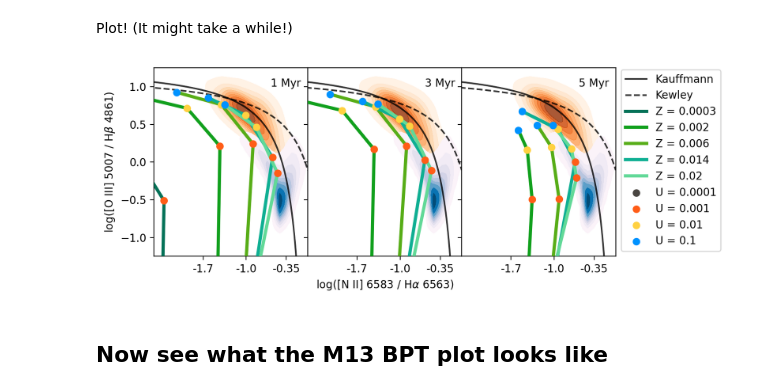
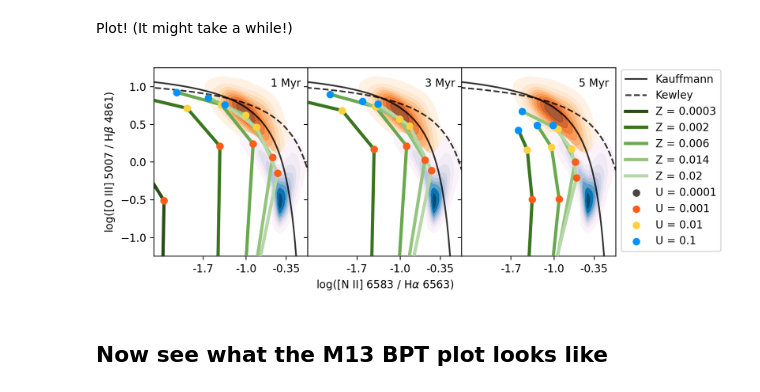
Before and after one commit to sophie-newman/cloudy-maraston, a Jupyter notebook: notebooks/notebook2_data_comparison.ipynb, the cells around one changed output. Cells and saved outputs as stored; diff of their text form; code cells hidden in the pictures.

Commit message:
update plots

```diff
--- a/notebooks/notebook2_data_comparison.ipynb
+++ b/notebooks/notebook2_data_comparison.ipynb
@@ -42,52 +38,52 @@ Make lists of line ratios from JWST from Trump+22, Birkin+23, Sanders+24, Lasete
 # O32, Trump 2022
 o3 = np.array([24.2, 62.9, 70.6, 57.4])
 o2 = np.array([2.1, 5.2, 17.2, 4.2])
-o32_trump = o3/o2
+o32_trump = np.log10(o3/o2)
 o32_trump_x = [7.49, 7.87, 8.10, 7.75] #ID 4590, 5144, 6355, 10612
 
 # O32, Sanders 2024
 o3 = np.array([71.3, 10.61, 109.7, 87.84, 11.46, 37.91, 19.80, 73.15, 26.69, 182.90, 22.37, 30.81, 159.30, 267.8, 28.32])
 o2 = np.array([3.93, 1.18, 3.17, 5.35, 2.04, 4.08, 1.78, 11.68, 3.93, 40.55, 1.14, 1.58, 44.25, 75.80, 0.87])
-o32_sanders = o3/o2
+o32_sanders = np.log10(o3/o2)
 o32_sanders_x = [7.78, 7.82, 7.62, 8.04, 7.48, 7.98, 7.48, 7.72, 7.95, 8.27, 7.88, 7.46, 8.33, 8.23, 7.12] #no 1651
 
 # O32, Laseter 2024
 o3 = np.array([92.23, 459.83, 1837.91, 918.3, 574.78, 497.98, 5404.32, 222.14, 275.35, 209.70, 23.34, 19.00, 661.64])
 o2 = np.array([2.24, 11.19, 213.47, 33.5, 33.64, 10.40, 995.65, 6.18, 27.10, 32.78, 0.31, 1.59, 81.96])
-o32_laseter = o3/o2
+o32_laseter = np.log10(o3/o2)
 o32_laseter_x = [7.03, 7.23, 8.14, 7.77, 7.58, 7.54, 7.73, 8.04, 7.34, 7.28, 7.41, 7.78, 7.27]
 
 # O32, Welch 2024b
 o3 = np.array([6.8])
 o2 = np.array([0.22])
-o32_welch_b = o3/o2
+o32_welch_b = np.log10(o3/o2)
 o32_welch_b_x = [7.97]
 
 # N2, Welch 2024a
-n2_welch_a = [0.113]
+n2_welch_a = [np.log10(0.113)]
 n2_welch_a_x = [7.97]
 
 # N2, Birkin 2023
-n2_birkin = [0.34, 0.53]
+n2_birkin = [np.log10(0.34), np.log10(0.53)]
 n2_birkin_x = [8.53, 8.55]
 
 # N2, Sanders 2024
 NII = np.array([0.93, 3.14, 0.52, 9.44, 8.59, 9.24])
 Ha = np.array([16.43, 39.27, 9.78, 96.92, 103.60, 145.10])
-n2_sanders = NII/Ha
+n2_sanders = np.log10(NII/Ha)
 # IDs 397, 1477, 1746, 1665, 11088, 3788
 n2_sanders_x = [7.98, 7.72, 7.95, 8.27, 8.33, 8.23]
 
 # N2, Welch 2024b
 n2 = np.array([0.113])
 Ha = np.array([3.0])
-n2_welch_b = n2 / Ha
+n2_welch_b = np.log10(n2 / Ha)
 n2_welch_b_x = [7.97]
 
 # N2, Rogers 2024
 n2 = np.array([0.112])
 Ha = np.array([3.051])
-n2_rogers = n2 / Ha
+n2_rogers = np.log10(n2 / Ha)
 n2_rogers_x = [8.07]
 
 # R23, Trump 2022
@@ -95,7 +91,7 @@ o3_1 = np.array([24.2, 62.9, 70.6, 57.4]) # 5008
 o3_2 = np.array([11.2, 31.9, 36.0, 29.9]) # 4960
 o2 = np.array([2.1, 5.2, 17.2, 4.2])
 Hb = np.array([14.1, 20.5, 19.0, 17.5])
-r23_trump = (o3_1 + o3_2 + o2) / Hb
+r23_trump = np.log10((o3_1 + o3_2 + o2) / Hb)
 r23_trump_x = [7.49, 7.87, 8.10, 7.75] #ID 4590, 5144, 6355, 10612
 
 # R23, Sanders 2024
@@ -103,7 +99,7 @@ o3_1 = np.array([71.3, 10.61, 109.7, 87.84, 11.46, 37.91, 19.80, 73.15, 26.69, 1
 o3_2 = np.array([23, 3.39, 36.32, 28.22, 3.78, 11.46, 7.48, 25.98, 7.90, 59.30, 6.10, 12.53, 53.71, 89.17, 10.61])
 o2 = np.array([3.93, 1.18, 3.17, 5.35, 2.04, 4.08, 1.78, 11.68, 3.93, 40.55, 1.14, 1.58, 44.25, 75.80, 0.87])
 Hb = np.array([10.17, 1.52, 17, 12.85, 1.33, 5.59, 2.79, 11.64, 3.51, 26.79, 2.15, 6.03, 26.32, 39.25, 8.32])
-r23_sanders = (o3_1 + o3_2 + o2) / Hb
+r23_sanders = np.log10((o3_1 + o3_2 + o2) / Hb)
 r23_sanders_x = [7.78, 7.82, 7.62, 8.04, 7.48, 7.98, 7.48, 7.72, 7.95, 8.27, 7.88, 7.46, 8.33, 8.23, 7.12] #no 1651
 
 # R23, Laseter 2024
@@ -111,14 +107,14 @@ o3_1 = np.array([92.23, 459.83, 1837.91, 918.3, 574.78, 497.98, 5404.32, 222.14,
 o3_2 = np.array([30.61, 154.04, 615.7, 307.63, 192.81, 165.64, 1839.14, 72.93, 91.79, 69.48, 7.56, 6.10, 222.43])
 o2 = np.array([2.24, 11.19, 213.47, 33.5, 33.64, 10.40, 995.65, 6.18, 27.10, 32.78, 0.31, 1.59, 81.96])
 Hb = np.array([25.29, 134.23, 238.72, 137.56, 97.98, 90.96, 796.33, 31.85, 53.20, 38.80, 3.84, 4.13, 214.04])
-r23_laseter = (o3_1 + o3_2 + o2) / Hb
+r23_laseter = np.log10((o3_1 + o3_2 + o2) / Hb)
 r23_laserer_x = [7.03, 7.23, 8.14, 7.77, 7.58, 7.54, 7.73, 8.04, 7.34, 7.28, 7.41, 7.78, 7.27]
 
 # R23, Welch 2024b
 o3_1 = np.array([6.8])
 o3_2 = np.array([2.2])
 o2 = np.array([0.28])
-r23_welch_b = o3_1 + o3_2 + o2
+r23_welch_b = np.log10(o3_1 + o3_2 + o2)
 r23_welch_b_x = [7.97]
 
 laseter_color = '#ffd400'
@@ -171,8 +167,8 @@ for i, ratio_id in enumerate(ratio_ids):
             ratios.append(lines.get_ratio(ratio_id))
 
         Zsun = np.log10(grid_u.metallicities/0.014) + 8.69
-        axes[i,0].plot(Zsun, ratios, color='grey', ls=line_styles_u[U], lw=2.5, label=f'U = {U}')
-
+        axes[i,0].plot(Zsun, np.log10(ratios), color='grey', ls=line_styles_u[U], lw=2.5, label=f'U = {U}')
+    print(ratio_id,  np.log10(ratios) )
     for iN, N in enumerate(grid_n.hydrogen_density):
 
         ratios = []
@@ -183,7 +179,7 @@ for i, ratio_id in enumerate(ratio_ids):
             ratios.append(lines.get_ratio(ratio_id))
 
         Zsun = np.log10(grid_n.metallicities/0.014) + 8.69
-        axes[i,1].plot(Zsun, ratios, color='grey', ls=line_styles_n[N], lw=2.5, label=fr'$\rm $n_H = {N}$')
+        axes[i,1].plot(Zsun, np.log10(ratios), color='grey', ls=line_styles_n[N], lw=2.5, label=fr'$\rm $n_H = {N}$')
 
     # Plot JWST data
     if ratio_id == 'O32':
@@ -221,8 +217,8 @@ for i, ratio_id in enumerate(ratio_ids):
         axes[i,1].plot(r23_welch_b_x, r23_welch_b, ls='None', marker='*', label='Welch et al. 2024b', color=welch_b_color, markersize='10')
         axes[i,0].set_ylabel('R23')
 
-    axes[i,0].set_yscale('log')
-    axes[i,1].set_yscale('log')
+    #axes[i,0].set_yscale('log')
+    #axes[i,1].set_yscale('log')
     axes[i,0].set_xticks([7,8,9])
     axes[i,1].set_xticks([7,8,9])
     axes[i,0].set_xlabel(r'12 + log(O/H)')
@@ -409,7 +408,7 @@ cmap = cmr.bubblegum
 #colors_Z = ['#0a3632', '#115852', '#3ca99f', '#6e7dda', '#21dfb9']
 colors_U = ['#494541', '#ff5d17', '#ffd141', '#0092ff']
 
-colors_Z = ['#047258', '#11a01d', '#57ad17', '#0faf93', '#62d998']
+colors_Z = ['#274e13', '#38761d', '#6aa84f', '#93c47d', '#b6d7a8']
 
 # Normalize metallicity values for color mapping
 norm = plt.Normalize(vmin=min(grid_u.metallicities), vmax=max(grid_u.metallicities))
@@ -454,34 +453,34 @@ for ia, age in enumerate(ages):
         ax.plot(subset['x'], subset['y'], label=f'Z = {Z}', lw=3, color=colors_Z[iZ], zorder=4)
 
     # plot U points
     for iU, U in enumerate(df['U'].unique()):
         subset = df[(df['U'] == U) & (df['age'] == age)]
         #print(f'Plotting U points for U={U}, data:\n{subset}')
         ax.scatter(subset['x'], subset['y'], label=f'U = {U}', color=colors_U[iU], zorder=5)
 
     ylabel = r'[O III] 5007 / H$\beta$ 4861'
     xlabel = r'[N II] 6583 / H$\alpha$ 6563'
 
     ax.set_ylim(bottom=-1.25, top=1.25)
     #ax.set_xlim(left=-1.85, right=-0)
     ax.set_xlim(left=-2.5, right=-0)
 
     tick_positions = [-1.7, -1.0, -0.35]
     ax.set_xticks(tick_positions)
     ax.set_xticklabels(tick_positions)
 
     age_Myr = ages_Myr[ia]
     ax.text(x=-0.6, y=1, s=f'{age_Myr} Myr') #s=f'{age_Myr:.0f} Myr
 
 axes[0].set_ylabel(f'log({ylabel})')
 axes[1].set_xlabel(f'log({xlabel})')
 axes[2].legend(loc='lower left', bbox_to_anchor=(1, 0))
 plt.tight_layout(pad=0)  # Set padding between subplots to zero
 plt.subplots_adjust(wspace=0)
 
 plt.savefig('/home/sophienewman/Pictures/plots/paper1/bpt.png', dpi=300, bbox_inches='tight')
 # %% [output]
-[figure, old version]
+[figure, new version]
 # %% [markdown]
 ## Now see what the M13 BPT plot looks like
 # %%
```
Also changed, not shown: parts of 3 cells of this notebook.
